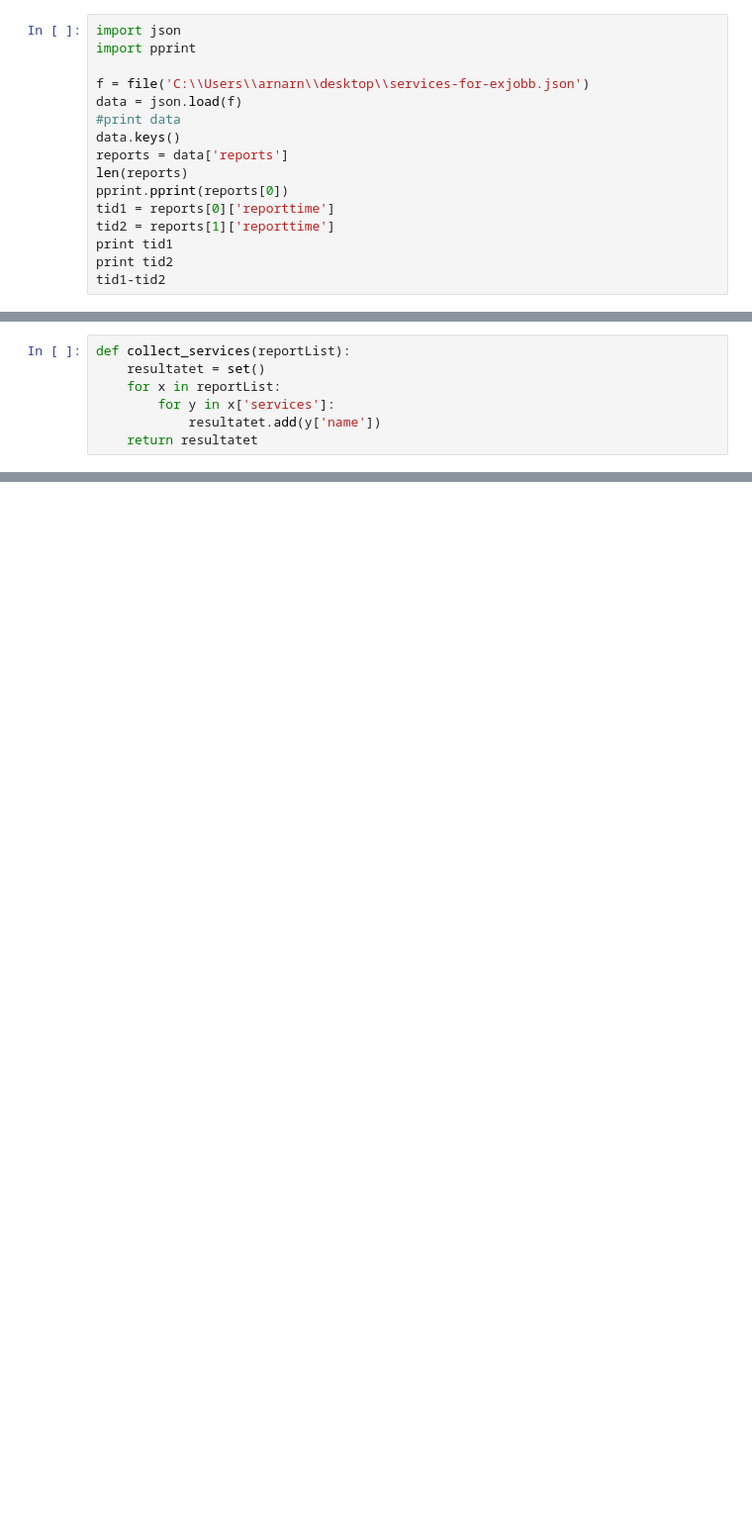
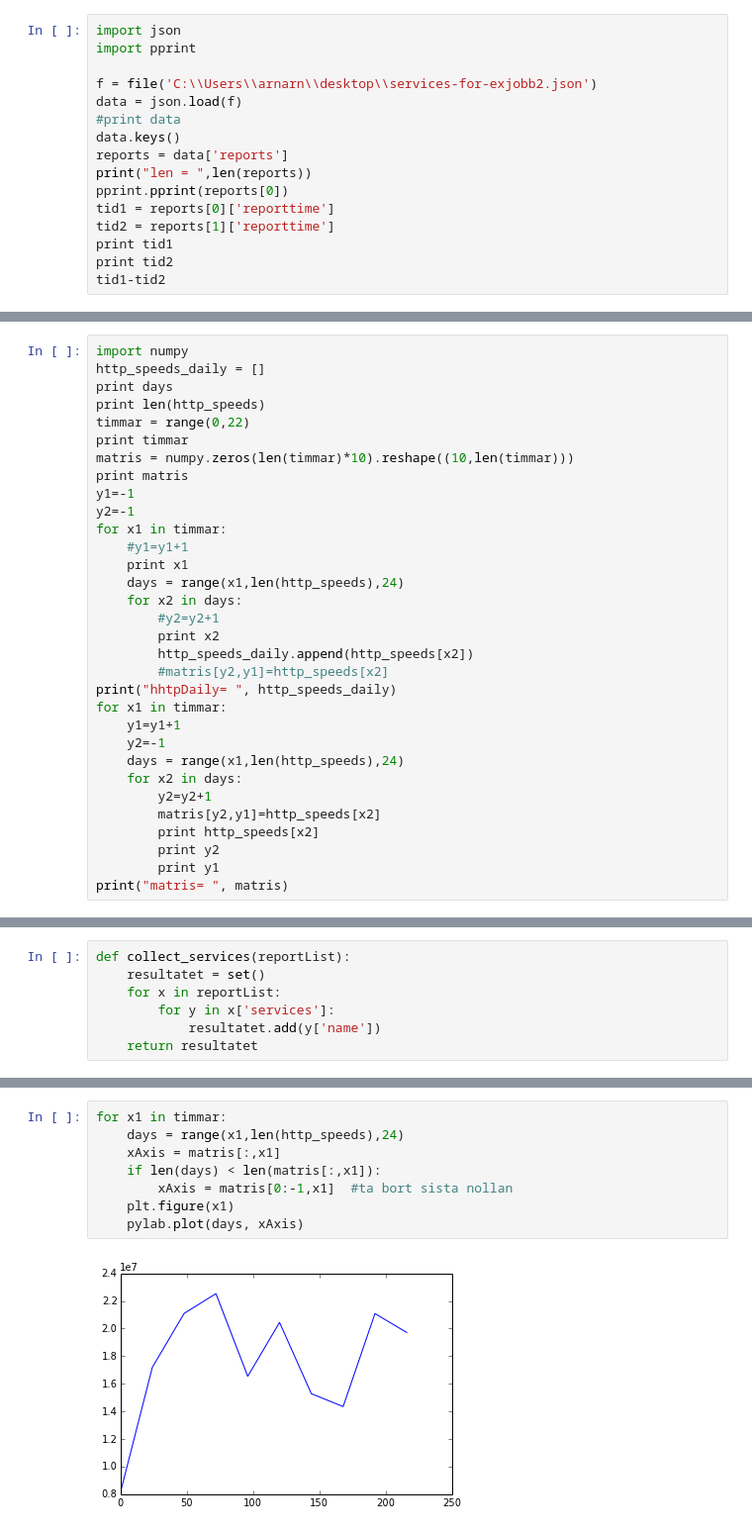
Before and after one commit to arnarn/projekt, a Jupyter notebook: project.ipynb, the cells around one changed output, grey strips where cells are left out. Shown: that part at 99% size. Saved outputs shown, nothing was run; the diff lists cells and outputs as text; blank space fills up the shorter version.

Commit message:
Dela upp timmar
Delat upp varje timme för varje dag i olika plottar

```diff
--- a/project.ipynb
+++ b/project.ipynb
@@ -2,12 +2,12 @@
 import json
 import pprint
 
-f = file('C:\\Users\\arnarn\\desktop\\services-for-exjobb.json')
+f = file('C:\\Users\\arnarn\\desktop\\services-for-exjobb2.json')
 data = json.load(f)
 #print data
 data.keys()
 reports = data['reports']
-len(reports)
+print("len = ",len(reports))
 pprint.pprint(reports[0])
 tid1 = reports[0]['reporttime']
 tid2 = reports[1]['reporttime']
@@ -89,0 +132,32 @@ pylab.plot(reptimes, http_speeds)
+# %%
+import numpy
+http_speeds_daily = []
+print days
+print len(http_speeds)
+timmar = range(0,22)
+print timmar
+matris = numpy.zeros(len(timmar)*10).reshape((10,len(timmar)))
+print matris
+y1=-1
+y2=-1
+for x1 in timmar:
+    #y1=y1+1
+    print x1
+    days = range(x1,len(http_speeds),24)
+    for x2 in days:
+        #y2=y2+1
+        print x2
+        http_speeds_daily.append(http_speeds[x2])
+        #matris[y2,y1]=http_speeds[x2]
+print("hhtpDaily= ", http_speeds_daily)
+for x1 in timmar:
+    y1=y1+1
+    y2=-1
+    days = range(x1,len(http_speeds),24)
+    for x2 in days:
+        y2=y2+1
+        matris[y2,y1]=http_speeds[x2]
+        print http_speeds[x2]
+        print y2
+        print y1
+print("matris= ", matris)
@@ -147,0 +217,10 @@ test
+# %%
+for x1 in timmar:
+    days = range(x1,len(http_speeds),24)
+    xAxis = matris[:,x1]
+    if len(days) < len(matris[:,x1]):
+        xAxis = matris[0:-1,x1]  #ta bort sista nollan
+    plt.figure(x1)
+    pylab.plot(days, xAxis)
+# %% [output]
+[figure, added]
```
Also changed, not shown: parts of 14 cells of this notebook.
